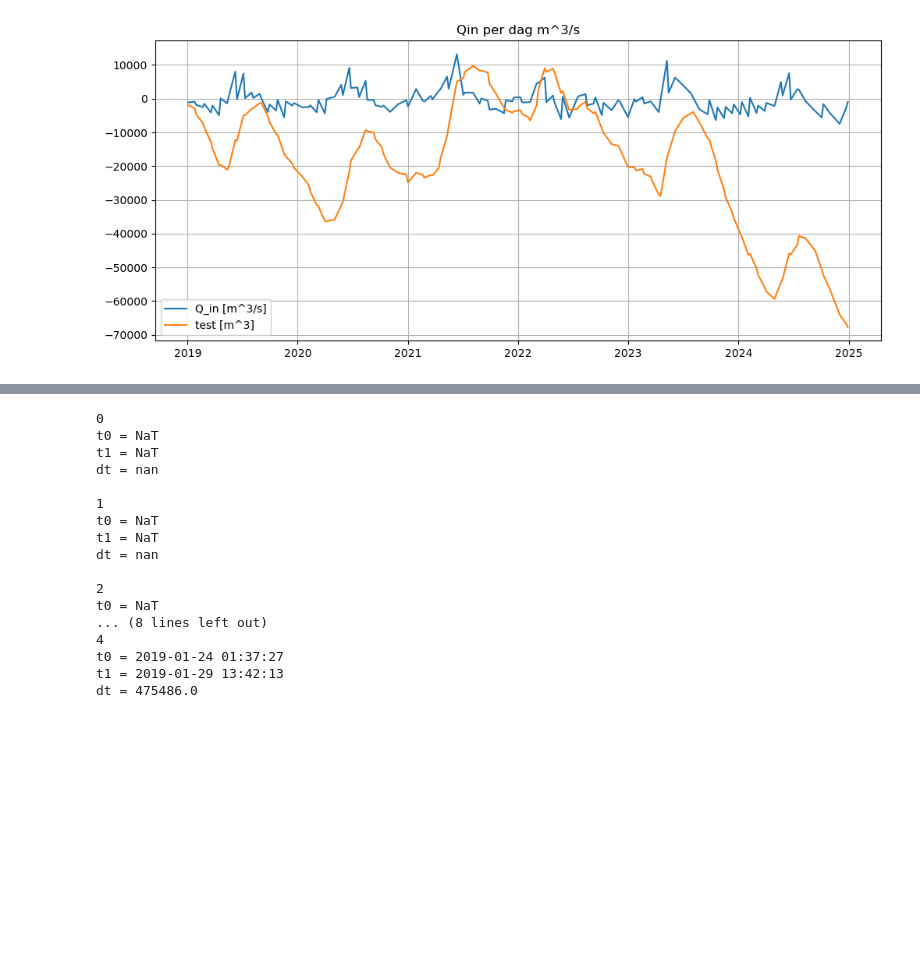
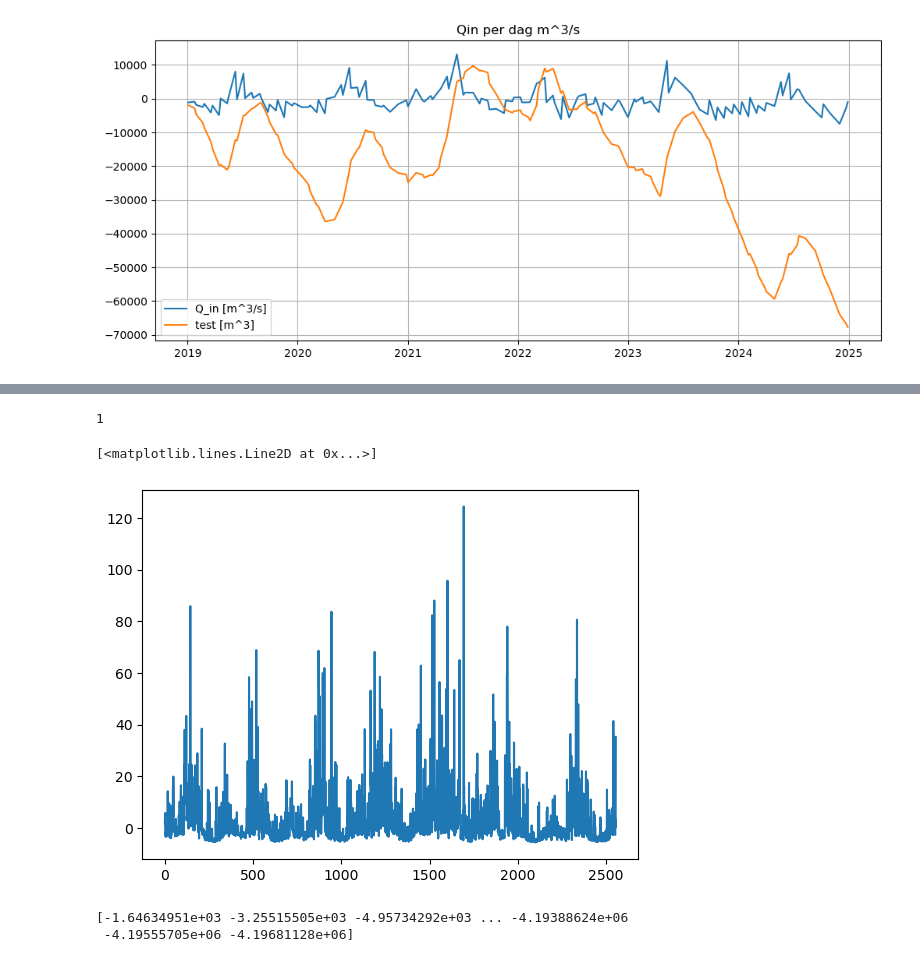
Before and after one commit to eWaterCycle/projects, a Jupyter notebook: Suriname_Model/Suriname_model.ipynb, the cells around one changed output, grey strips where cells are left out. Saved outputs shown, nothing was run; the diff lists cells and outputs as text; code cells hidden in the pictures; blank space fills up the shorter version.

```diff
--- a/Suriname_Model/Suriname_model.ipynb
+++ b/Suriname_Model/Suriname_model.ipynb
@@ -466,29 +566 @@ E_v: 0.0 0.019280999334080628
 Q_out: 144.7
-# %%
-for i in range(5):
-    t0 = height["datetime_local_none_test"].iloc[i]
-    t1 = height["datetime_local_none_test"].iloc[i+1]
-
-    print(i)
-    print("t0 =", t0)
-    print("t1 =", t1)
-    print("dt =", (t1 - t0).total_seconds())
-    print()
-# %% [output]
-0
-t0 = NaT
-t1 = NaT
-dt = nan
-
-1
-t0 = NaT
-t1 = NaT
-dt = nan
-
-2
-t0 = NaT
-... (8 lines left out)
-4
-t0 = 2019-01-24 01:37:27
-t1 = 2019-01-29 13:42:13
-dt = 475486.0
@@ -494,0 +582,40 @@ dt = 475486.0
+# %%
+def discharge(parameters, forcing):
+    # parameters zijn;
+    #   Qgw - ground water flow in eht meer
+    #   alpha - neerslag/verdamping coefficient
+    #   beta - neerslag/verdamping coefficient
+    ERA5_forcing = forcing
+
+    E_da = ERA5_forcing.to_xarray()["evspsblpot"] #units: kg m^-2 s^-1 = mm/s, gesampled per dag
+    P_da = ERA5_forcing.to_xarray()["pr"] #units: kg m^-2 s^-1 = mm/s, gesampled per dag
+
+    Qg, alpha, beta = parameters
+
+    dt = 86400
+
+    Qin = []
+
+    for current_timestep in range(len(P_da)):
+
+        P = P_da.isel(time=current_timestep).to_numpy() * dt
+        E = E_da.isel(time=current_timestep).to_numpy() * dt
+
+        Q = Qg + alpha * (P - E)**beta
+
+        Qin.append(Q)
+
+    return Qin # in m^3/s
+# %%
+param = [0, 1, 1]
+Qg, alpha, beta = param
+print(beta)
+# %% [output]
+1
+# %%
+a = discharge(param, ERA5_forcing)
+x = np.arange(0, len(a))
+plt.plot(x, a)
+# %% [output]
+[<matplotlib.lines.Line2D at 0x...>]
+[figure, added]
@@ -494,0 +627,5 @@ dt = 475486.0
+# %%
+print(b)
+# %% [output]
+[-1.64634951e+03 -3.25515505e+03 -4.95734292e+03 ... -4.19388624e+06
+ -4.19555705e+06 -4.19681128e+06]
```
Also changed, not shown: parts of 6 cells of this notebook.
